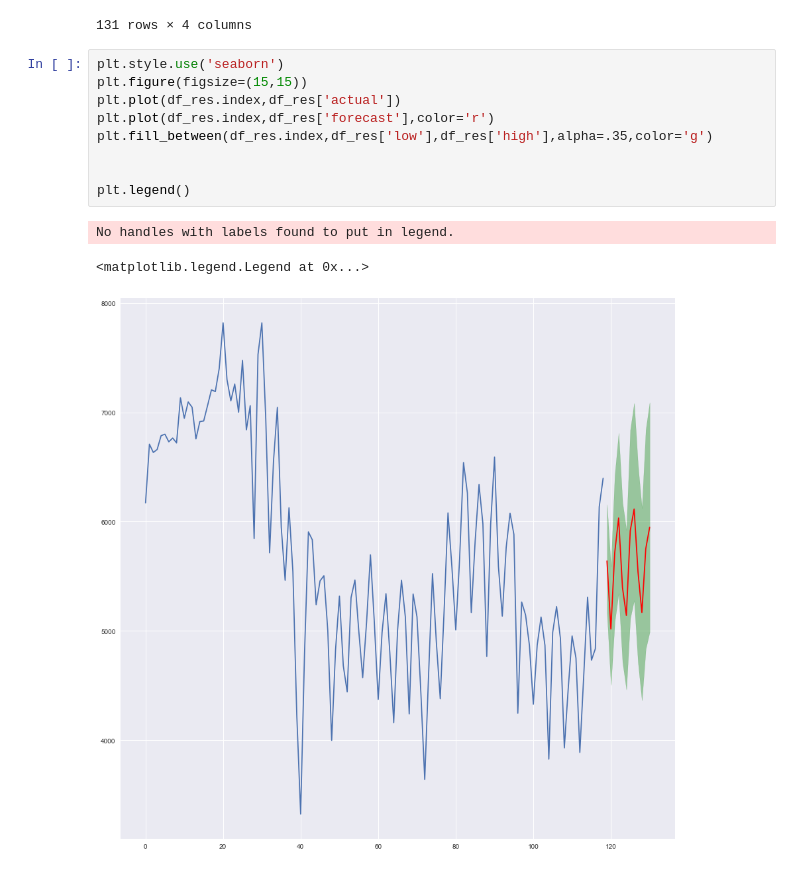
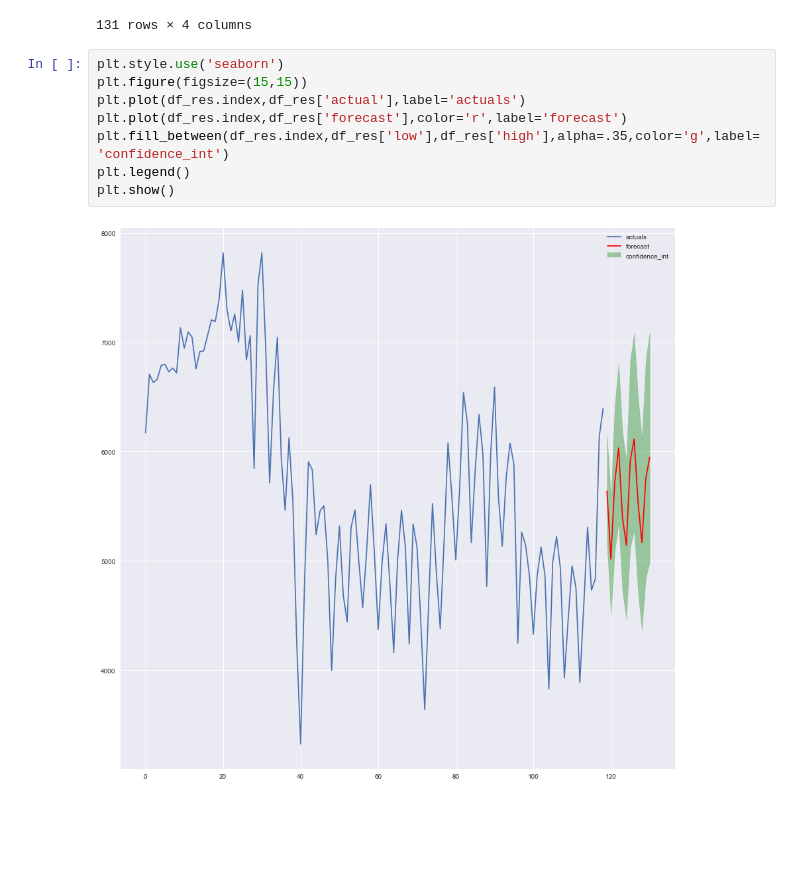
Before and after one commit to axpinkerton/various_kaggle, a Jupyter notebook: wool.ipynb, the cells around one changed output. Saved outputs shown, nothing was run; the diff lists cells and outputs as text; blank space fills up the shorter version.

```diff
--- a/wool.ipynb
+++ b/wool.ipynb
@@ -99,13 +99,10 @@ df_res
 # %%
 plt.style.use('seaborn')
 plt.figure(figsize=(15,15))
-plt.plot(df_res.index,df_res['actual'])
-plt.plot(df_res.index,df_res['forecast'],color='r')
-plt.fill_between(df_res.index,df_res['low'],df_res['high'],alpha=.35,color='g')
-
-
+plt.plot(df_res.index,df_res['actual'],label='actuals')
+plt.plot(df_res.index,df_res['forecast'],color='r',label='forecast')
+plt.fill_between(df_res.index,df_res['low'],df_res['high'],alpha=.35,color='g',label='confidence_int')
 plt.legend()
+plt.show()
 # %% [output]
-No handles with labels found to put in legend.
-<matplotlib.legend.Legend at 0x...>
-[figure, old version]
+[figure, new version]
```
Also changed, not shown: parts of 7 cells of this notebook, 1 other file.
